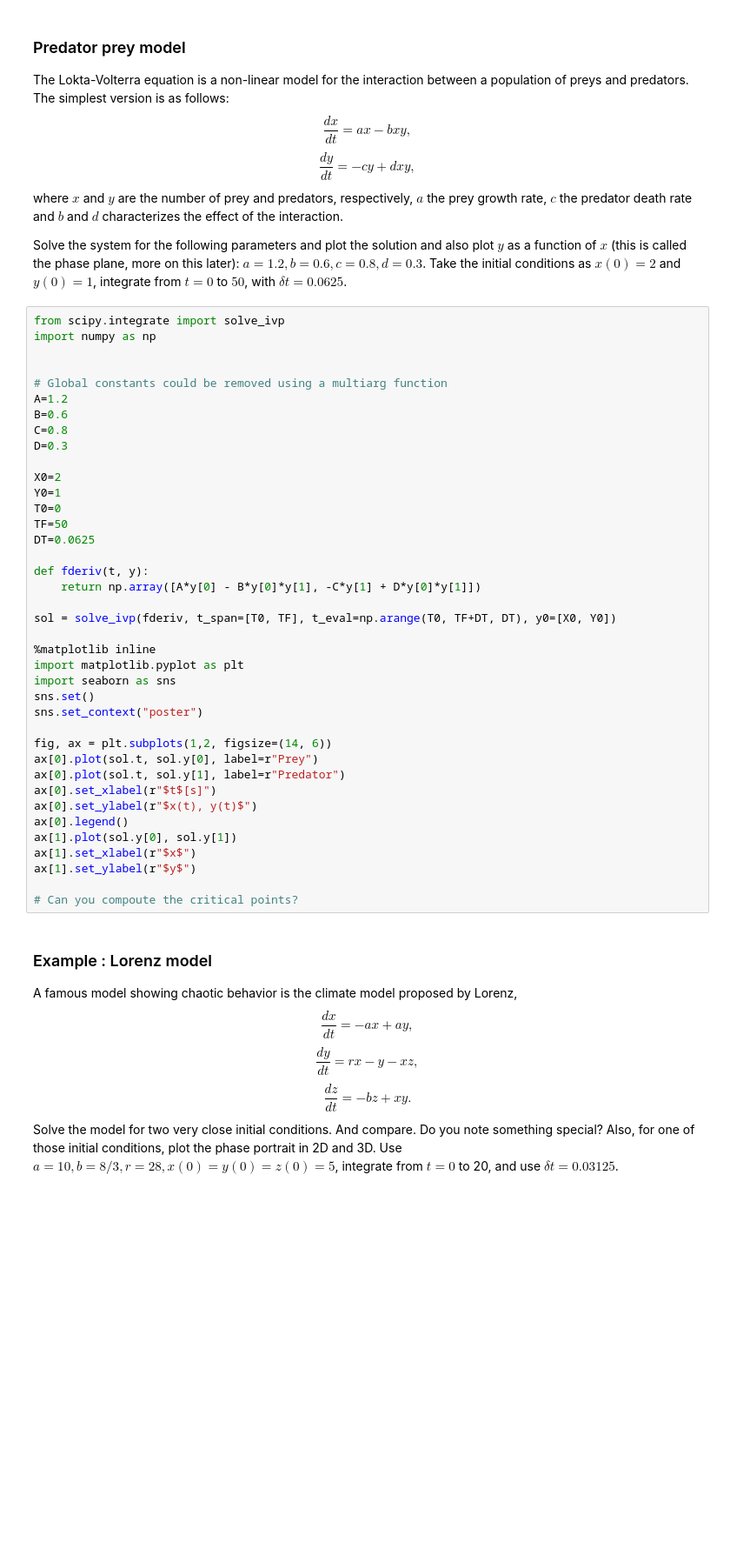
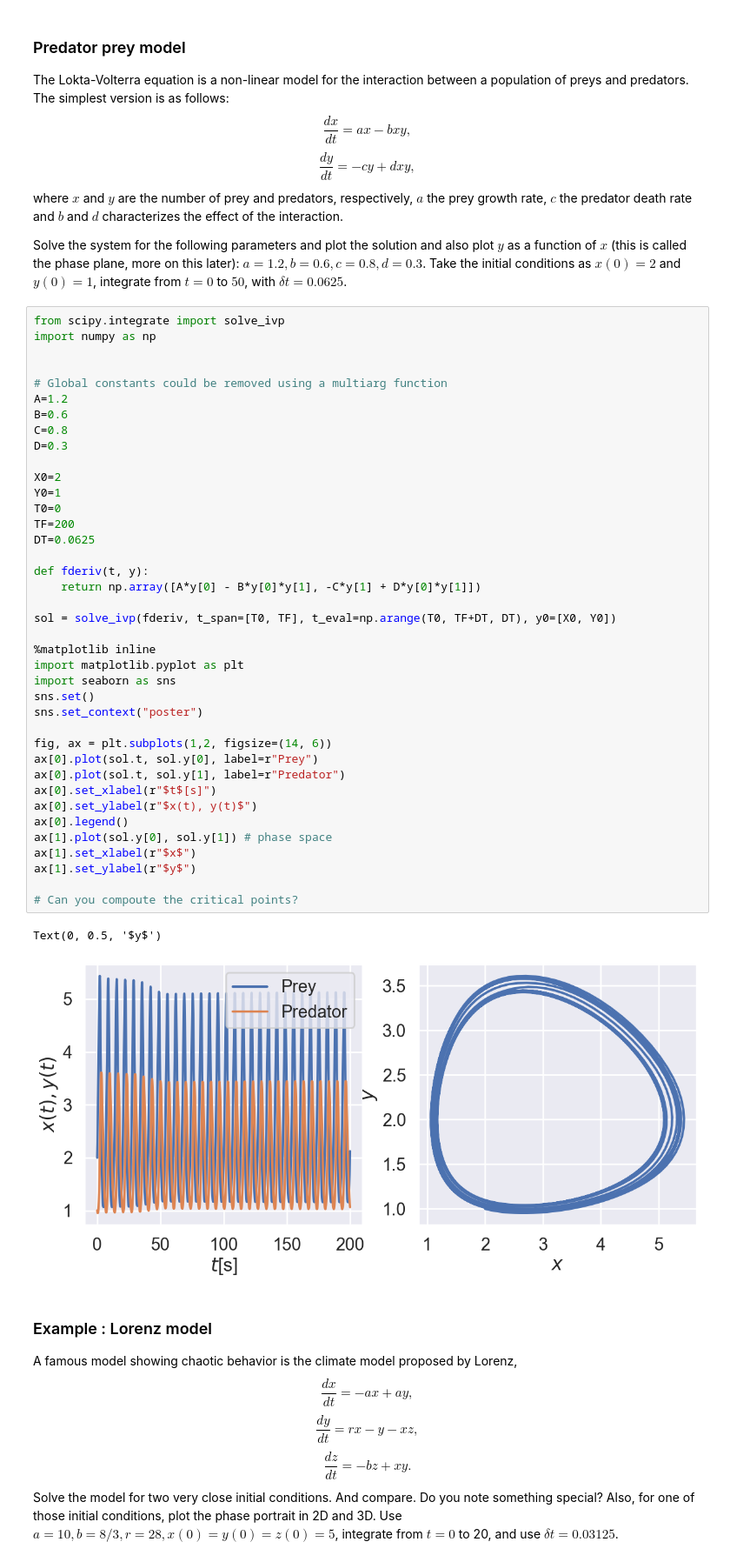
Before and after one commit to saguileran/2022-II-HerrComp, a Jupyter notebook: 05-ODE-IVP/ODESystems-PhasePlane.ipynb, the cells around one changed output. Shown at 87% size. Saved outputs shown, nothing was run; the diff lists cells and outputs as text; blank space fills up the shorter version.

```diff
--- a/05-ODE-IVP/ODESystems-PhasePlane.ipynb
+++ b/05-ODE-IVP/ODESystems-PhasePlane.ipynb
@@ -312,35 +340,38 @@ A=1.2
 B=0.6
 C=0.8
 D=0.3
 
 X0=2
 Y0=1
 T0=0
-TF=50
+TF=200
 DT=0.0625
 
 def fderiv(t, y):
     return np.array([A*y[0] - B*y[0]*y[1], -C*y[1] + D*y[0]*y[1]])
 
 sol = solve_ivp(fderiv, t_span=[T0, TF], t_eval=np.arange(T0, TF+DT, DT), y0=[X0, Y0])
 
 %matplotlib inline
 import matplotlib.pyplot as plt
 import seaborn as sns
 sns.set()
 sns.set_context("poster")
 
 fig, ax = plt.subplots(1,2, figsize=(14, 6))
 ax[0].plot(sol.t, sol.y[0], label=r"Prey")
 ax[0].plot(sol.t, sol.y[1], label=r"Predator")
 ax[0].set_xlabel(r"$t$[s]")
 ax[0].set_ylabel(r"$x(t), y(t)$")
 ax[0].legend()
-ax[1].plot(sol.y[0], sol.y[1])
+ax[1].plot(sol.y[0], sol.y[1]) # phase space
 ax[1].set_xlabel(r"$x$")
 ax[1].set_ylabel(r"$y$")
 
 # Can you compoute the critical points?
+# %% [output]
+Text(0, 0.5, '$y$')
+[figure, added]
 # %% [markdown]
 ### Example : Lorenz model
 A famous model showing chaotic behavior is the climate model proposed by Lorenz,
```
Also changed, not shown: parts of 9 cells of this notebook, 1 other file.
